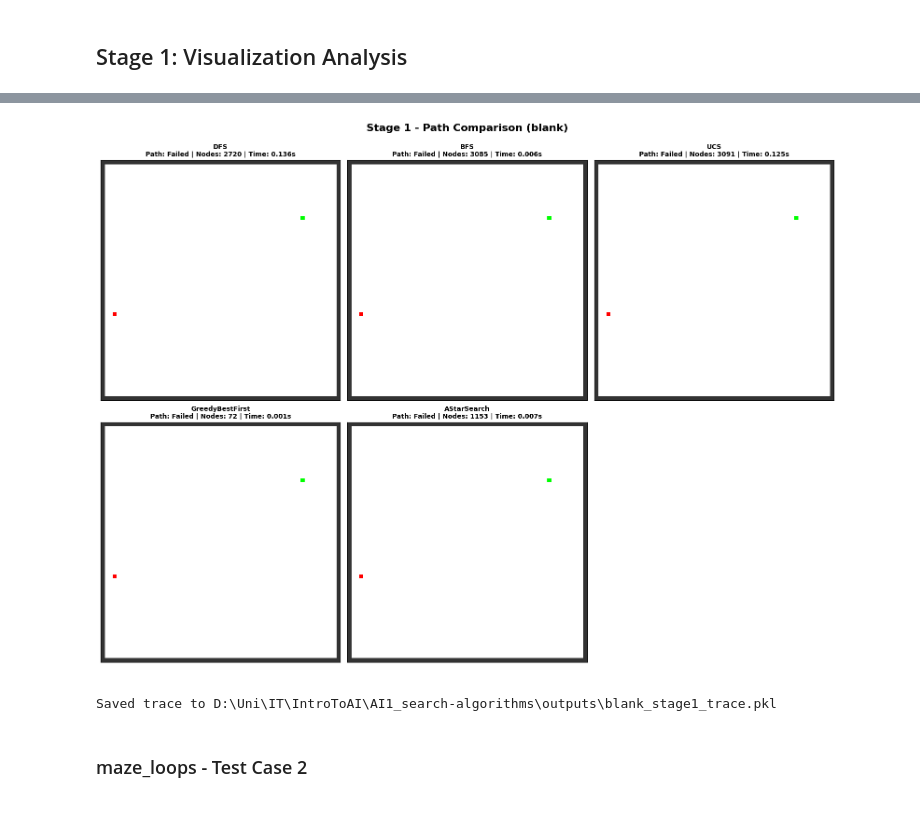
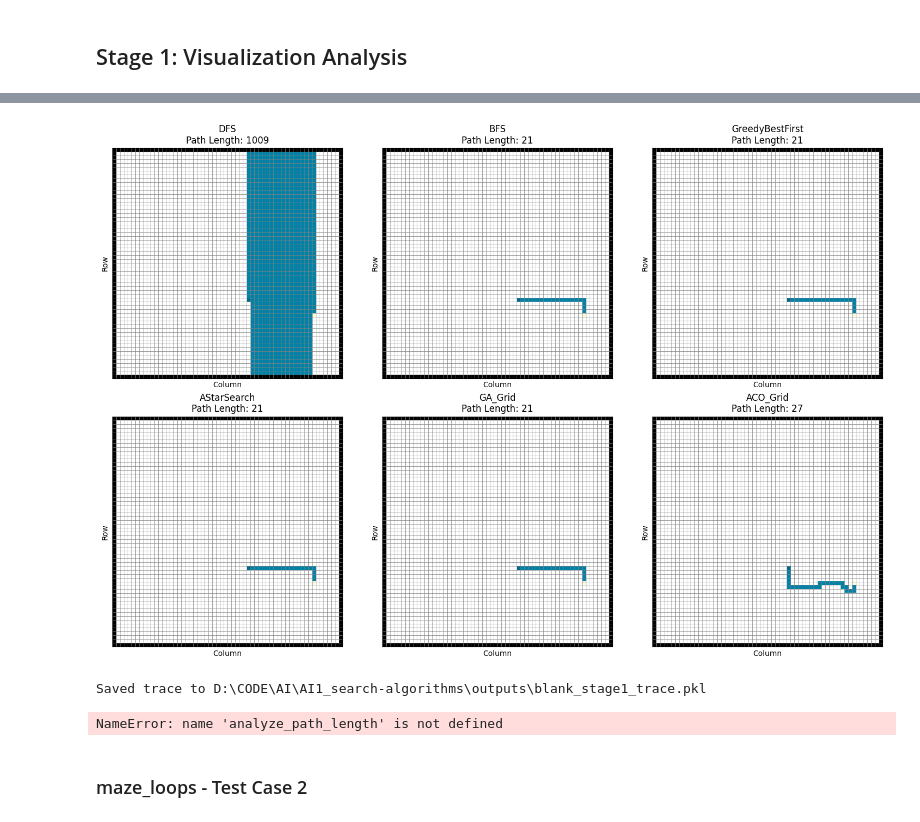
Before and after one commit to htham-eituc/AI1_search-algorithms, a Jupyter notebook: src/notebooks/grid_pathfinding_analysis.ipynb, the cells around one changed output, grey strips where cells are left out. Drawn from its saved outputs; the diff is of its cells as text; code cells hidden in the pictures.

```diff
--- a/src/notebooks/grid_pathfinding_analysis.ipynb
+++ b/src/notebooks/grid_pathfinding_analysis.ipynb
@@ -74,8 +79,8 @@ TEST_CASES = {
 }
 
 # Algorithms to test (excluding metaheuristics)
-ALGORITHMS = ['DFS', 'BFS', 'UCS', 'GreedyBestFirst', 'AStarSearch']
-ALGORITHMS_DISPLAY = ['DFS', 'BFS', 'Uniform Cost', 'Greedy Best-First', 'A*']
+ALGORITHMS = ['DFS', 'BFS', 'GreedyBestFirst', 'AStarSearch', 'GA_Grid', 'ACO_Grid']
+ALGORITHMS_DISPLAY = ['DFS', 'BFS/Uniform Cost', 'Greedy Best-First', 'A*', 'Genetic Algorithm', 'ACO']
 
 # Output directory
 OUTPUT_DIR = Path('outputs/grid_analysis')
@@ -235,18 +181,18 @@ print(f"Running algorithms on {case_name}...")
 experiment = GridExperiment(problem)
 
 start_time = time.time()
-trace = experiment.visualize(ALGORITHMS, trace_path=None)
+trace = experiment.visualize(ALGORITHMS, trace_path='blank_trace.pkl')
 elapsed = time.time() - start_time
 
 print(f"✓ Completed in {elapsed:.2f}s\n")
-print("Results:")
-for algo_name in ALGORITHMS:
-    if algo_name in trace['algorithms']:
-        result = trace['algorithms'][algo_name]
-        path_len = result.get('path_length', 'Failed')
-        nodes_exp = result.get('nodes_expanded', 'N/A')
-        time_t = result.get('execution_time_seconds', 'N/A')
-        print(f"  {algo_name:20s} - Path: {path_len:4} | Nodes: {nodes_exp:6} | Time: {time_t:.4f}s")
+# print("Results:")
+# for algo_name in ALGORITHMS:
+#     if algo_name in trace['algorithms']:
+#         result = trace['algorithms'][algo_name]
+#         path_len = result.get('path_length', 'Failed')
+#         nodes_exp = result.get('nodes_expanded', 'N/A')
+#         time_t = result.get('execution_time_seconds', 'N/A')
+#         print(f"  {algo_name:20s} - Path: {path_len:4} | Nodes: {nodes_exp:6} | Time: {time_t:.4f}s")
 # %% [output]
 Running algorithms on blank...
 Running visual experiment on 60x60 grid...
@@ -271,17 +261,39 @@ Results:
 # %%
 # Path comparison
-fig = compare_paths(trace, ALGORITHMS, case_name)
+fig = plot_path_comparison(trace, ALGORITHMS)
 plt.savefig(OUTPUT_DIR / f'{case_name}_paths.png', dpi=150, bbox_inches='tight')
 plt.show()
 
 # Save trace
 trace_file = OUTPUT_DIR / f'{case_name}_stage1_trace.pkl'
 with open(trace_file, 'wb') as f:
     pickle.dump(trace, f)
 print(f"Saved trace to {trace_file}")
 # %% [output]
-[figure, old version]
+[figure, new version]
-Saved trace to D:\Uni\IT\IntroToAI\AI1_search-algorithms\outputs\blank_stage1_trace.pkl
+Saved trace to D:\CODE\AI\AI1_search-algorithms\outputs\blank_stage1_trace.pkl
+# %%
+case_name = 'blank'
+if case_name in benchmark_results:
+    df = benchmark_results[case_name]
+
+    fig = analyze_path_length(df, case_name)
+    plt.savefig(OUTPUT_DIR / f'{case_name}_pathlen_performance.png', dpi=150, bbox_inches='tight')
+    plt.show()
+
+    fig = analyze_execution_time(df, case_name)
+    plt.savefig(OUTPUT_DIR / f'{case_name}_execution_time.png', dpi=150, bbox_inches='tight')
+    plt.show()
+
+    fig = analyze_nodes_expanded(df, case_name)
+    plt.savefig(OUTPUT_DIR / f'{case_name}_nodes_expanded.png', dpi=150, bbox_inches='tight')
+    plt.show()
+
+    print_summary_stats(df, case_name)
+else:
+    print(f"Benchmark data not available for {case_name}")
+# %% [output]
+NameError: name 'analyze_path_length' is not defined
 # %% [markdown]
 ### maze_loops - Test Case 2
 # %%
```
Also changed, not shown: parts of 26 cells of this notebook, 13 other files.
